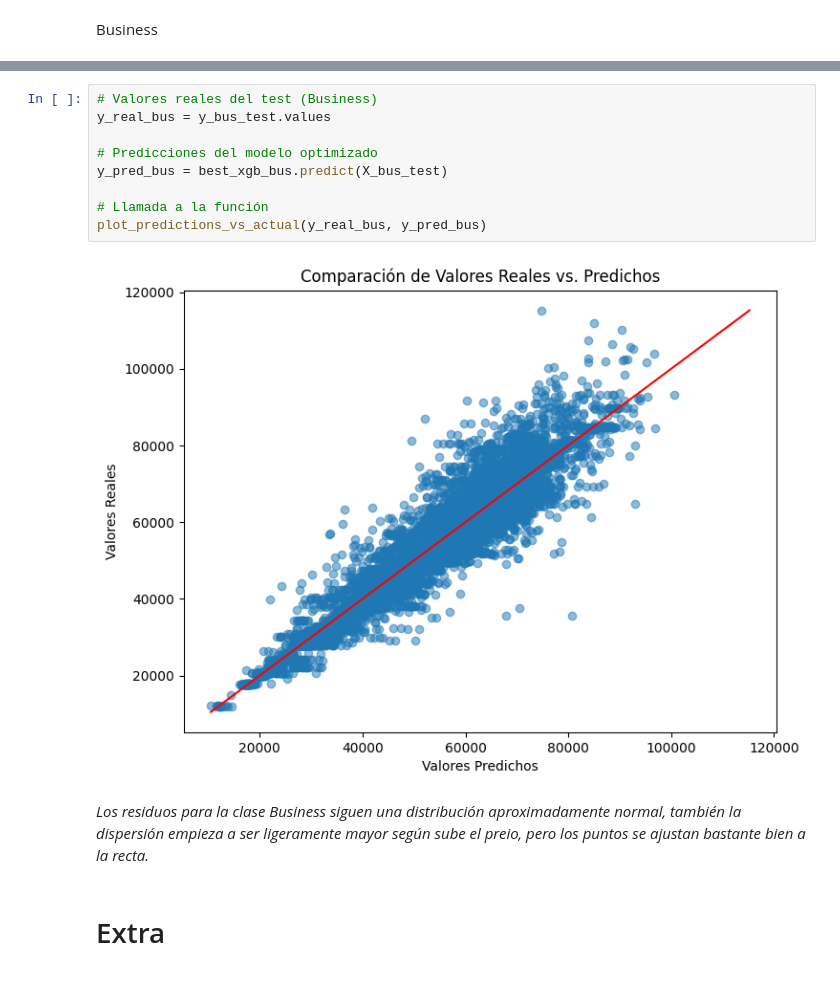
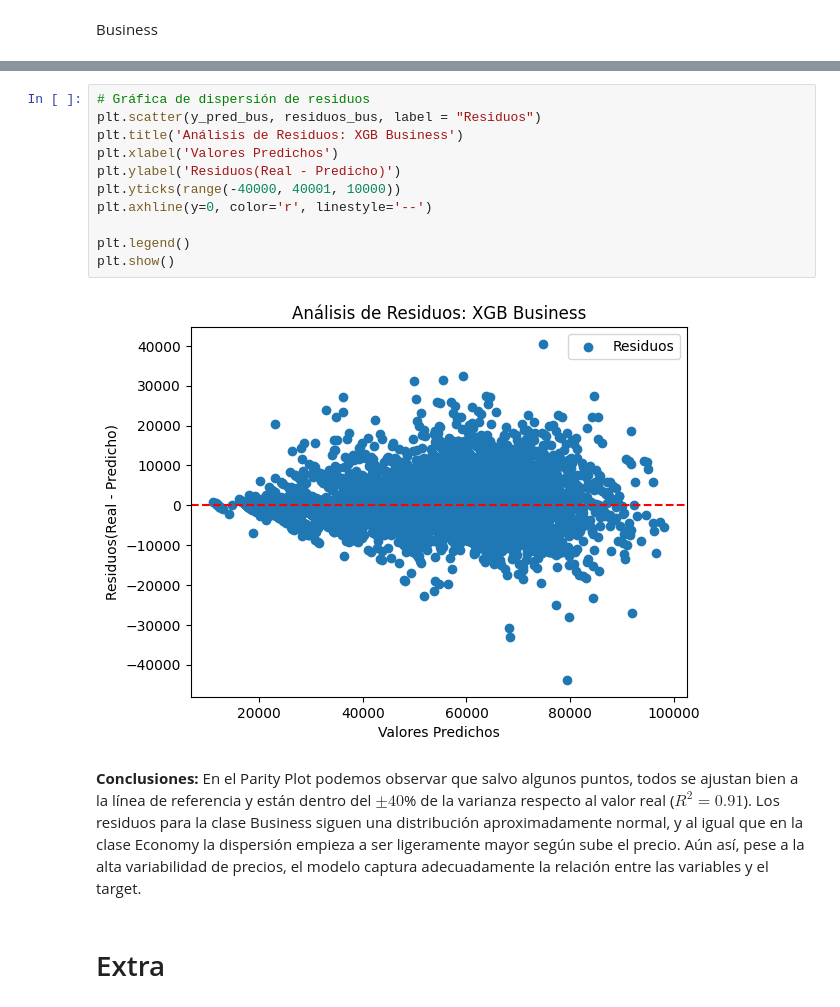
Before and after one commit to Cesar-CSP/ML_Prediccion_Precios_Vuelos, a Jupyter notebook: main_Prediccion_Precios_Vuelos_India.ipynb, the cells around one changed output, grey strips where cells are left out. Cells and saved outputs as stored; diff of their text form.

```diff
--- a/main_Prediccion_Precios_Vuelos_India.ipynb
+++ b/main_Prediccion_Precios_Vuelos_India.ipynb
@@ -1613,16 +1599,18 @@ plt.show()
 # %%
-# Valores reales del test (Business)
-y_real_bus = y_bus_test.values
+# Gráfica de dispersión de residuos
+plt.scatter(y_pred_bus, residuos_bus, label = "Residuos")
+plt.title('Análisis de Residuos: XGB Business')
+plt.xlabel('Valores Predichos')
+plt.ylabel('Residuos(Real - Predicho)')
+plt.yticks(range(-40000, 40001, 10000))
+plt.axhline(y=0, color='r', linestyle='--')
 
-# Predicciones del modelo optimizado
-y_pred_bus = best_xgb_bus.predict(X_bus_test)
-
-# Llamada a la función
-plot_predictions_vs_actual(y_real_bus, y_pred_bus)
+plt.legend()
+plt.show()
 # %% [output]
-[figure, old version]
+[figure, new version]
-# %% [markdown]
-*Los residuos para la clase Business siguen una distribución aproximadamente normal, también la dispersión empieza a ser ligeramente mayor según sube el preio, pero los puntos se ajustan bastante bien a la recta.*
+# %% [markdown]
+**Conclusiones:** En el Parity Plot podemos observar que salvo algunos puntos, todos se ajustan bien a la línea de referencia y están dentro del $\pm 40$% de la varianza respecto al valor real ($R^2 = 0.91$). Los residuos para la clase Business siguen una distribución aproximadamente normal, y al igual que en la clase Economy la dispersión empieza a ser ligeramente mayor según sube el precio. Aún así, pese a la alta variabilidad de precios, el modelo captura adecuadamente la relación entre las variables y el target.
 # %% [markdown]
 # Extra
 # %% [markdown]
```
Also changed, not shown: parts of 24 cells of this notebook.
